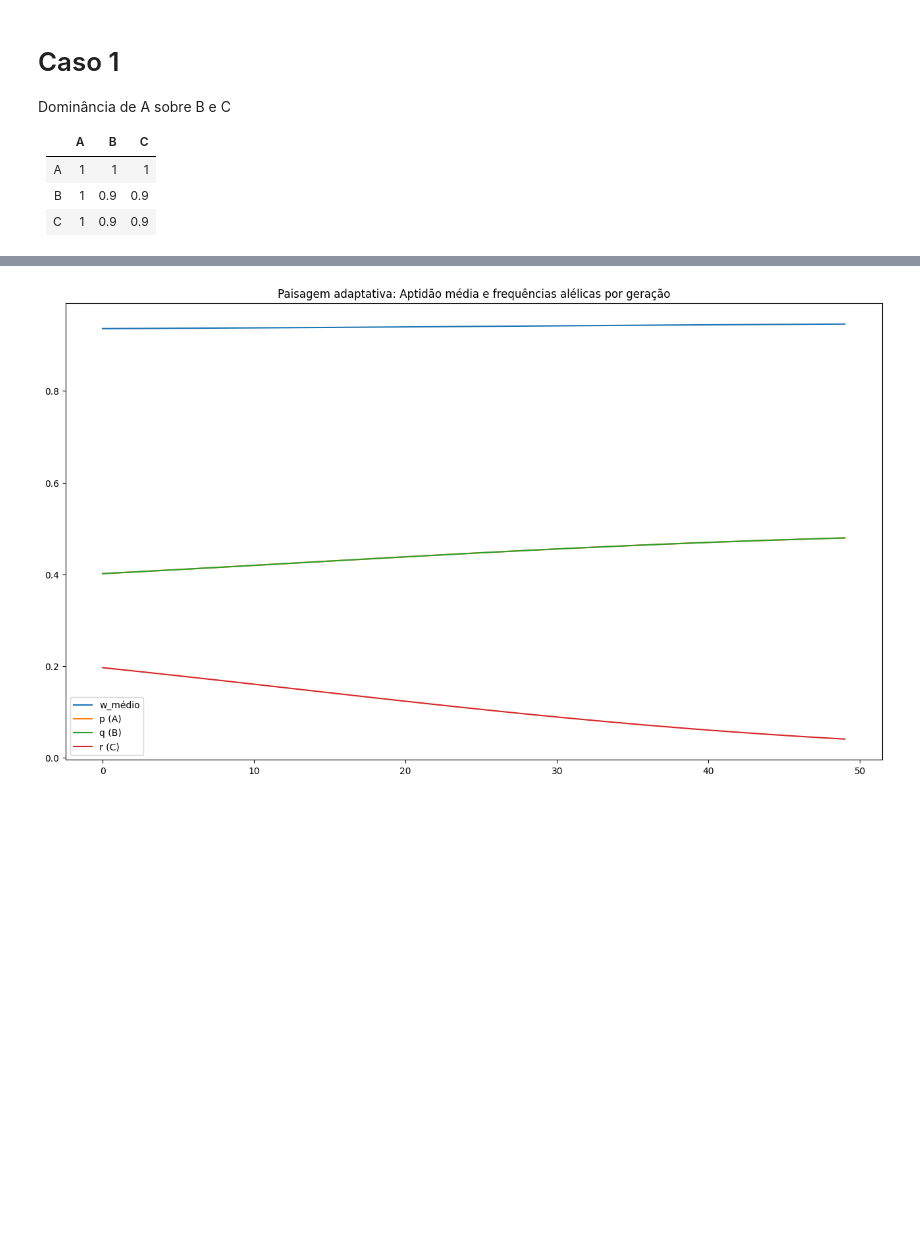
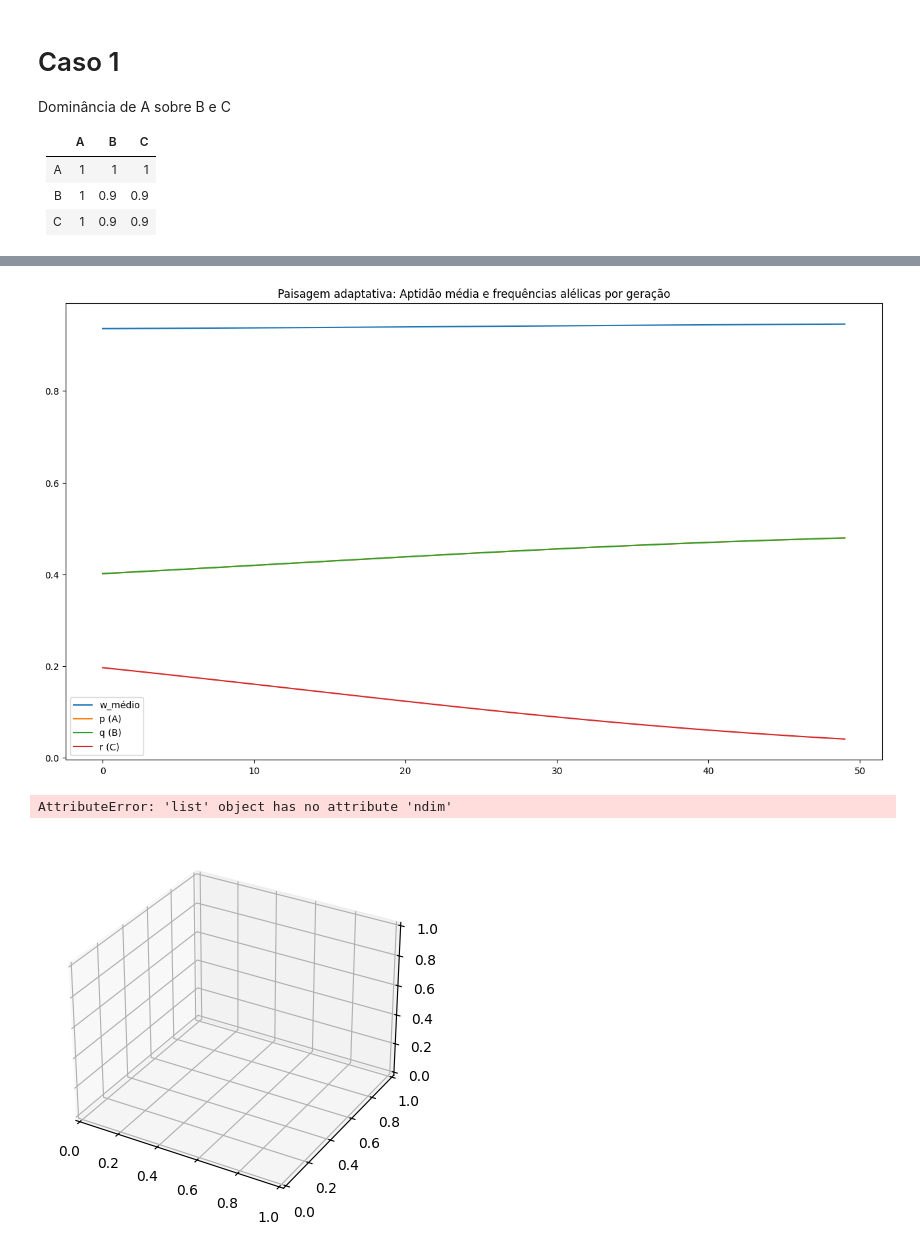
Before and after one commit to mauro-moura/GA044-Evolucao, a Jupyter notebook: implementation_4/implementation_4_2.ipynb, the cells around one changed output, grey strips where cells are left out. Cells and saved outputs as stored; diff of their text form; code cells hidden in the pictures; blank space fills up the shorter version.

```diff
--- a/implementation_4/implementation_4_2.ipynb
+++ b/implementation_4/implementation_4_2.ipynb
@@ -116,7 +116,6 @@ def run(p0, q0, r0, wAA, wAB, wAC, wBB, wBC, wCC, n_gen):
     plt.legend()
     plt.show()
 
-    # Plot da paisagem adaptativa
     plt.figure(figsize=(16, 9))
     plt.plot(w_med_list, label='w_médio')
     plt.plot(p_list[1:], label='p (A)')
@@ -125,6 +124,20 @@ def run(p0, q0, r0, wAA, wAB, wAC, wBB, wBC, wCC, n_gen):
     plt.title("Paisagem adaptativa: Aptidão média e frequências alélicas por geração")
     plt.legend()
     plt.show()
+
+    # Plota as variaveis independetes
+    # 3D plot
+    from mpl_toolkits.mplot3d import axes3d
+
+    ax = plt.figure().add_subplot(projection='3d')
+    # X, Y, Z = axes3d.get_test_data(0.05)
+    X = p_list
+    Y = q_list
+    Z = w_med_list
+    # Plot the 3D surface
+    ax.plot_surface(X, Y, Z, edgecolor='royalblue', lw=0.5, rstride=8, cstride=8,
+                    alpha=0.3)
+    plt.show()
 # %% [markdown]
 # Caso 1
 
@@ -138,17 +151,19 @@ Dominância de A sobre B e C
 # %%
 p0 = 0.4
 q0 = 0.4
-r0 = 0.2
+r0 = 1 - p0 - q0
 wAA = 1.0
 wAB = 0.9
 wAC = 0.9
 wBB = 1.0
 wBC = 0.9
 wCC = 1.0
 n_gen = 50
 
 run(p0, q0, r0, wAA, wAB, wAC, wBB, wBC, wCC, n_gen)
 # %% [output]
 [figure]
 [figure]
 [figure]
+AttributeError: 'list' object has no attribute 'ndim'
+[figure, added]
```
Also changed, not shown: 6 other files.
